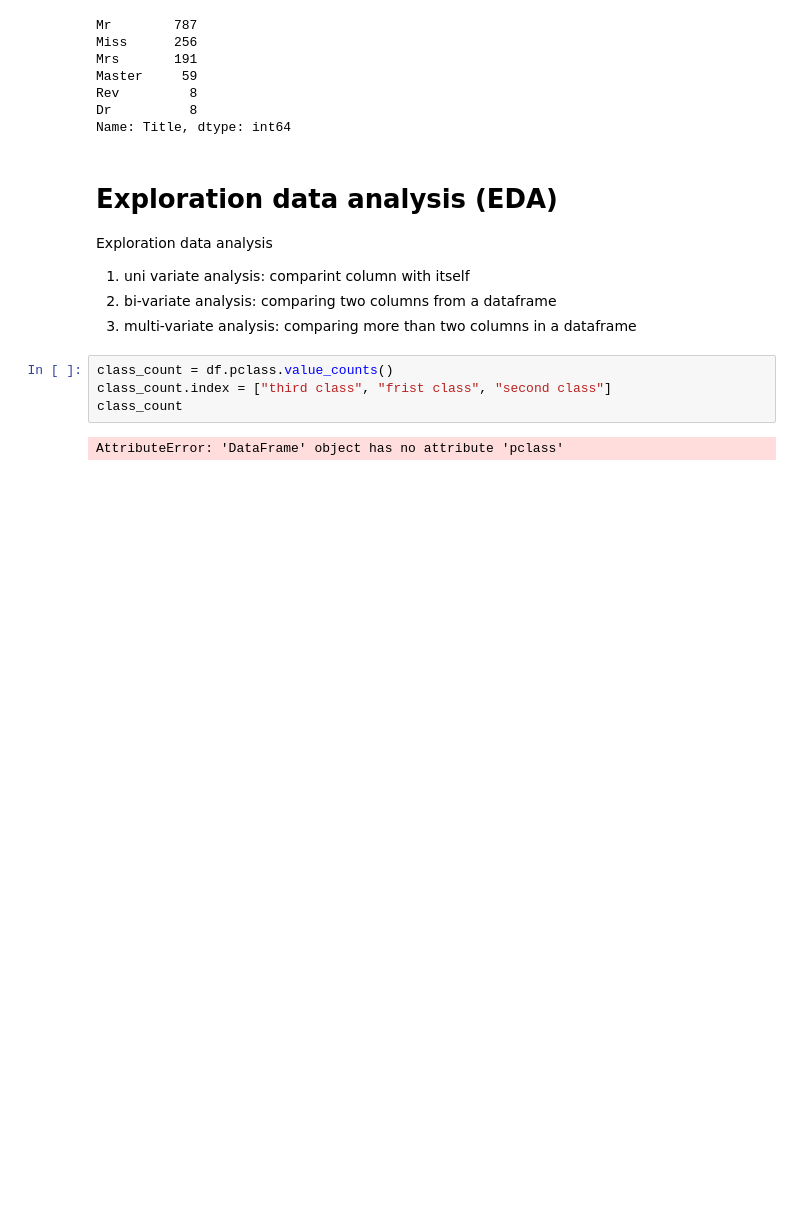
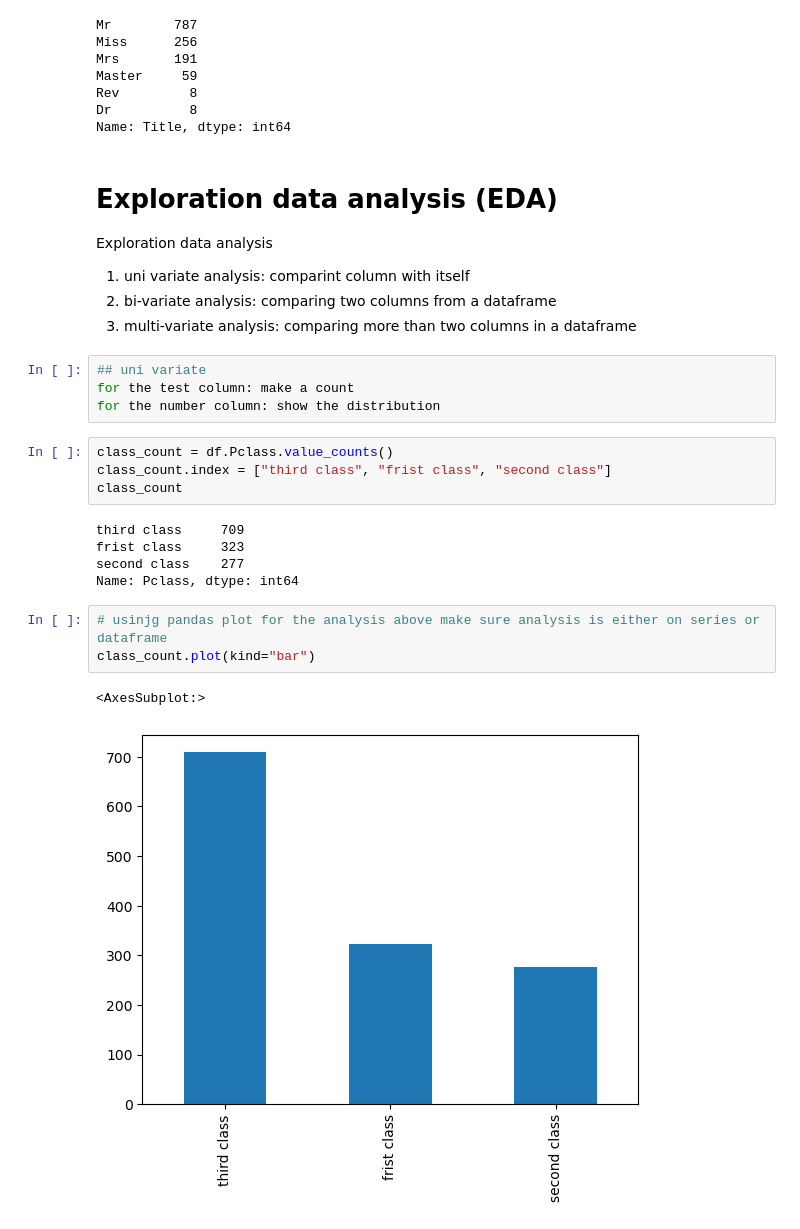
Before and after one commit to MOROLAKEOJO/DATA-WRANGGLING-AND-EDA-on-TITANIC-DATASET, a Jupyter notebook: Notebook.ipynb, the cells around one changed output. Cells and saved outputs as stored; diff of their text form; blank space fills up the shorter version.

```diff
--- a/Notebook.ipynb
+++ b/Notebook.ipynb
@@ -172,9 +172,22 @@ Exploration data analysis
 1. uni variate analysis: comparint column with itself
 2. bi-variate analysis: comparing two columns from a dataframe
 3. multi-variate analysis: comparing more than two columns in a dataframe
+# %%
+## uni variate
+for the test column: make a count
+for the number column: show the distribution
 # %%
-class_count = df.pclass.value_counts()
+class_count = df.Pclass.value_counts()
 class_count.index = ["third class", "frist class", "second class"]
 class_count
 # %% [output]
-AttributeError: 'DataFrame' object has no attribute 'pclass'
+third class     709
+frist class     323
+second class    277
+Name: Pclass, dtype: int64
+# %%
+# usinjg pandas plot for the analysis above make sure analysis is either on series or dataframe
+class_count.plot(kind="bar")
+# %% [output]
+<AxesSubplot:>
+[figure, added]
```
